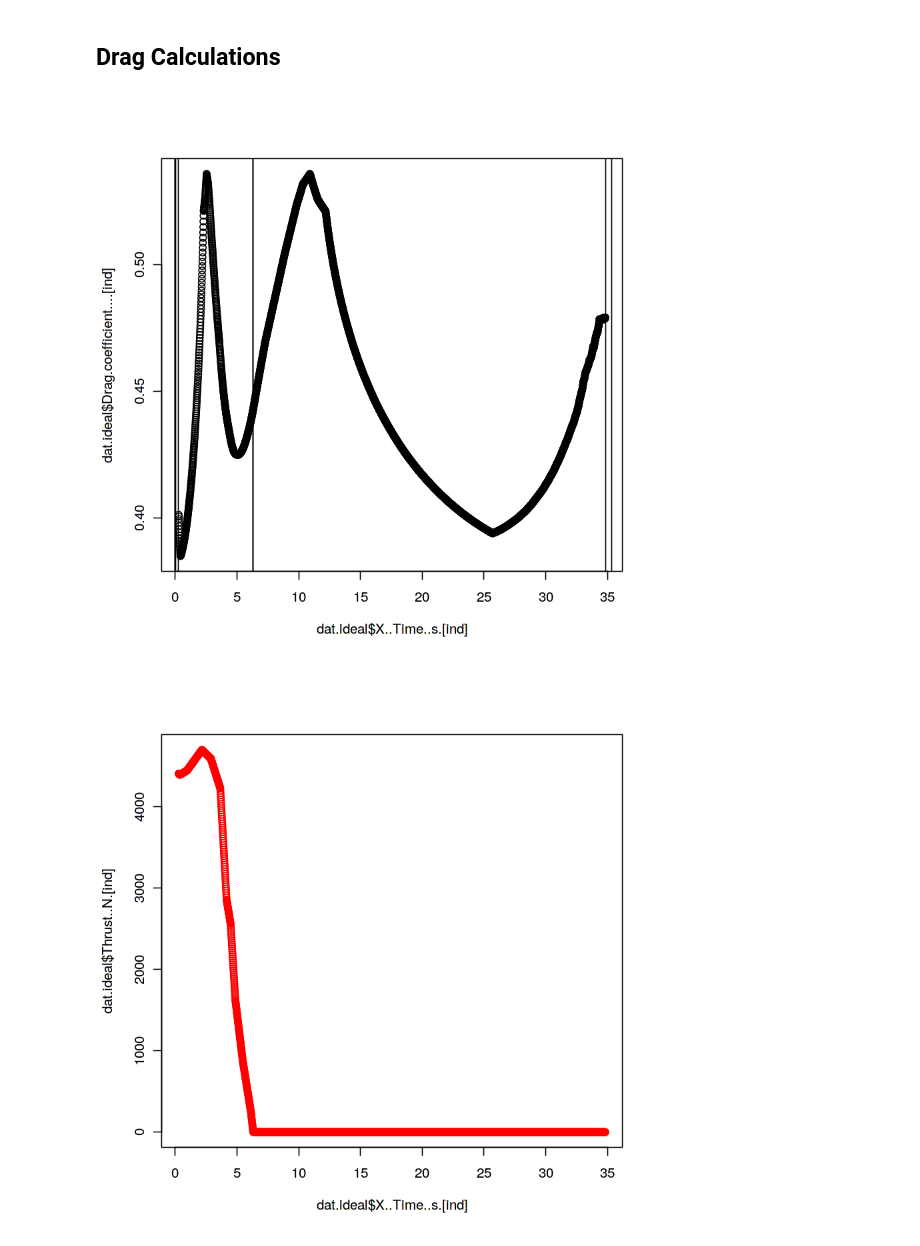
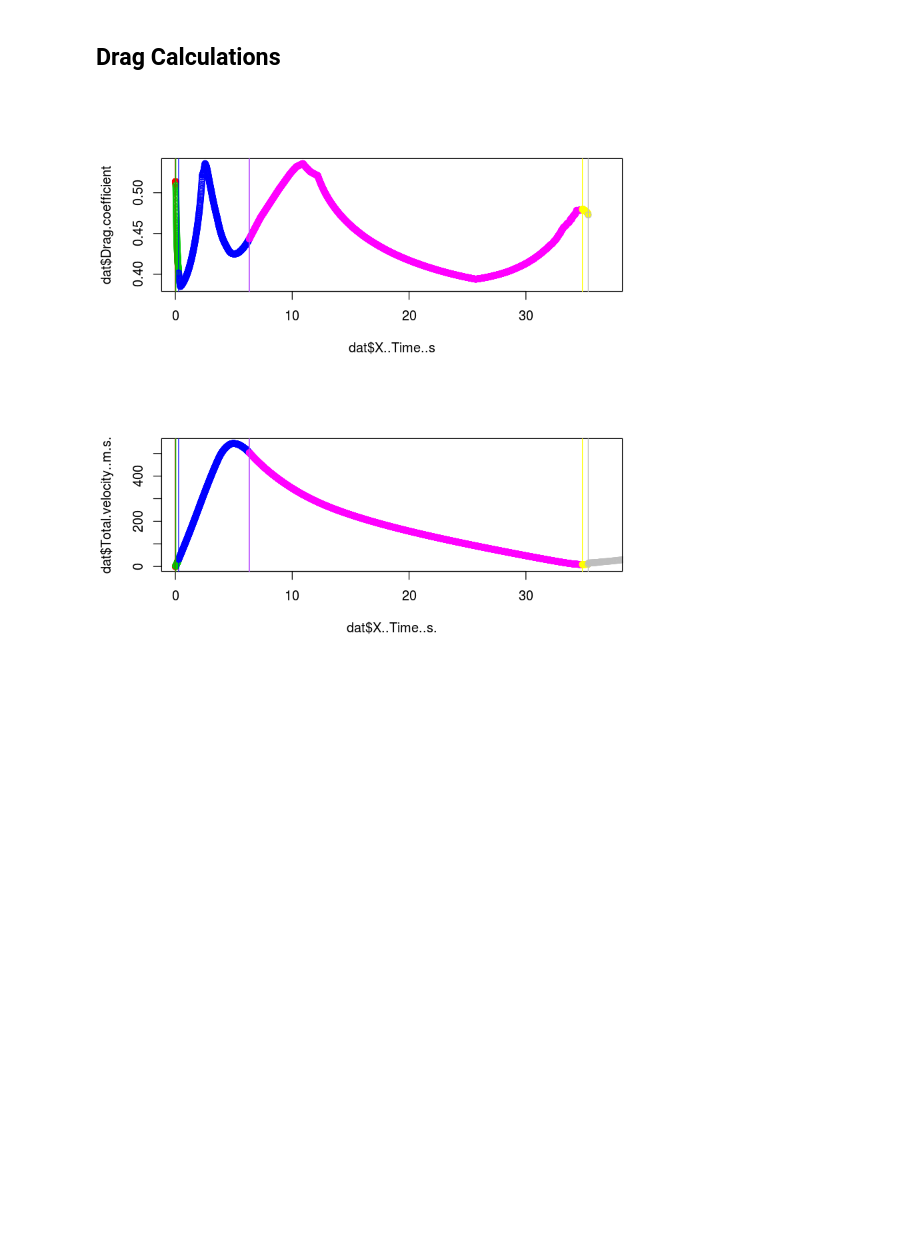
Before and after one commit to psas/lv3.0-airframe, a Jupyter notebook: sim/recoveryAnalysis.ipynb, the cells around one changed output. Cells and saved outputs as stored; diff of their text form; code cells hidden in the pictures; blank space fills up the shorter version.

```diff
--- a/sim/recoveryAnalysis.ipynb
+++ b/sim/recoveryAnalysis.ipynb
@@ -71,9 +76,10 @@ range(na.omit(dat.ideal$Drag.coefficient....))
 # %% [markdown]
 ## Drag Calculations
-# %%
-plot(dat.ideal$X..Time..s.[ind], dat.ideal$Drag.coefficient....[ind])
-abline(v=events)
-plot(dat.ideal$X..Time..s.[ind], dat.ideal$Thrust..N.[ind], col='red')
-# %% [output]
-[figure, removed]
-[figure, removed]
+# %%
+layout(matrix(c(1,2),nrow= 2))
+plot(dat$X..Time..s, dat$Drag.coefficient, col=dat$col, xlim=launchlim)
+abline(v=events, col=1:length(events))
+plot(dat$X..Time..s., dat$Total.velocity..m.s., col=dat$col, xlim=launchlim)
+abline(v=events, col=1:length(events))
+# %% [output]
+[figure, added]
```
Also changed, not shown: parts of 12 cells of this notebook, 3 other files.
